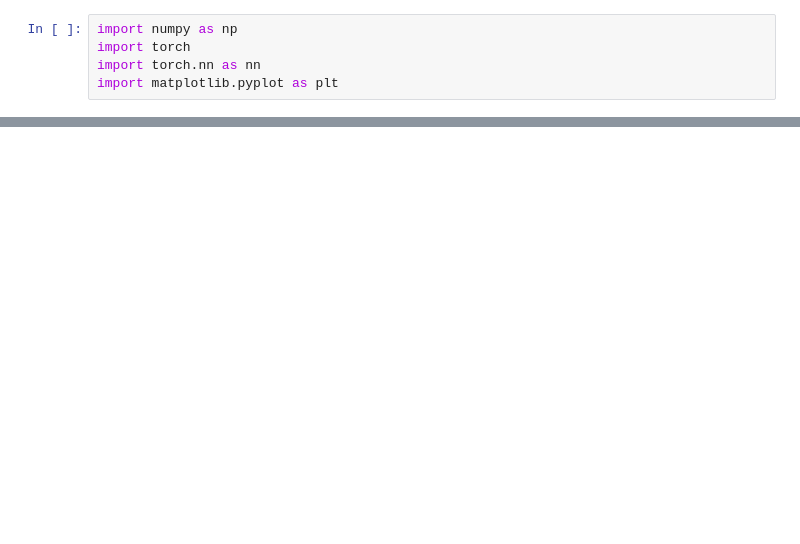
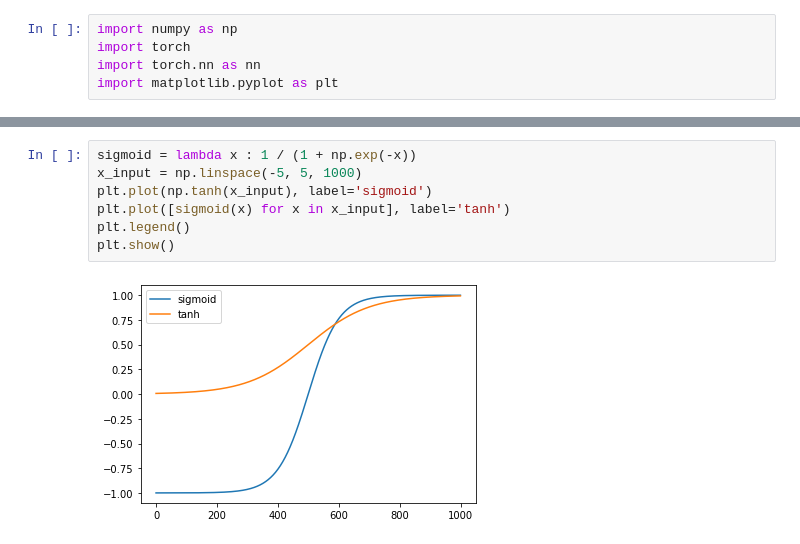
Before and after one commit to wouterMostard/PRML, a Jupyter notebook: Chapter 5 Neural Networks.ipynb, the cells around one changed output, grey strips where cells are left out. Cells and saved outputs as stored; diff of their text form; blank space fills up the shorter version.

```diff
--- a/Chapter 5 Neural Networks.ipynb
+++ b/Chapter 5 Neural Networks.ipynb
@@ -121,0 +65,9 @@ plt.plot(function_x, model[:6].forward(input_)[:,2].flatten().detach().numpy(),
+# %%
+sigmoid = lambda x : 1 / (1 + np.exp(-x))
+x_input = np.linspace(-5, 5, 1000)
+plt.plot(np.tanh(x_input), label='sigmoid')
+plt.plot([sigmoid(x) for x in x_input], label='tanh')
+plt.legend()
+plt.show()
+# %% [output]
+[figure, added]
```
Also changed, not shown: parts of 6 cells of this notebook, 1 other file.
